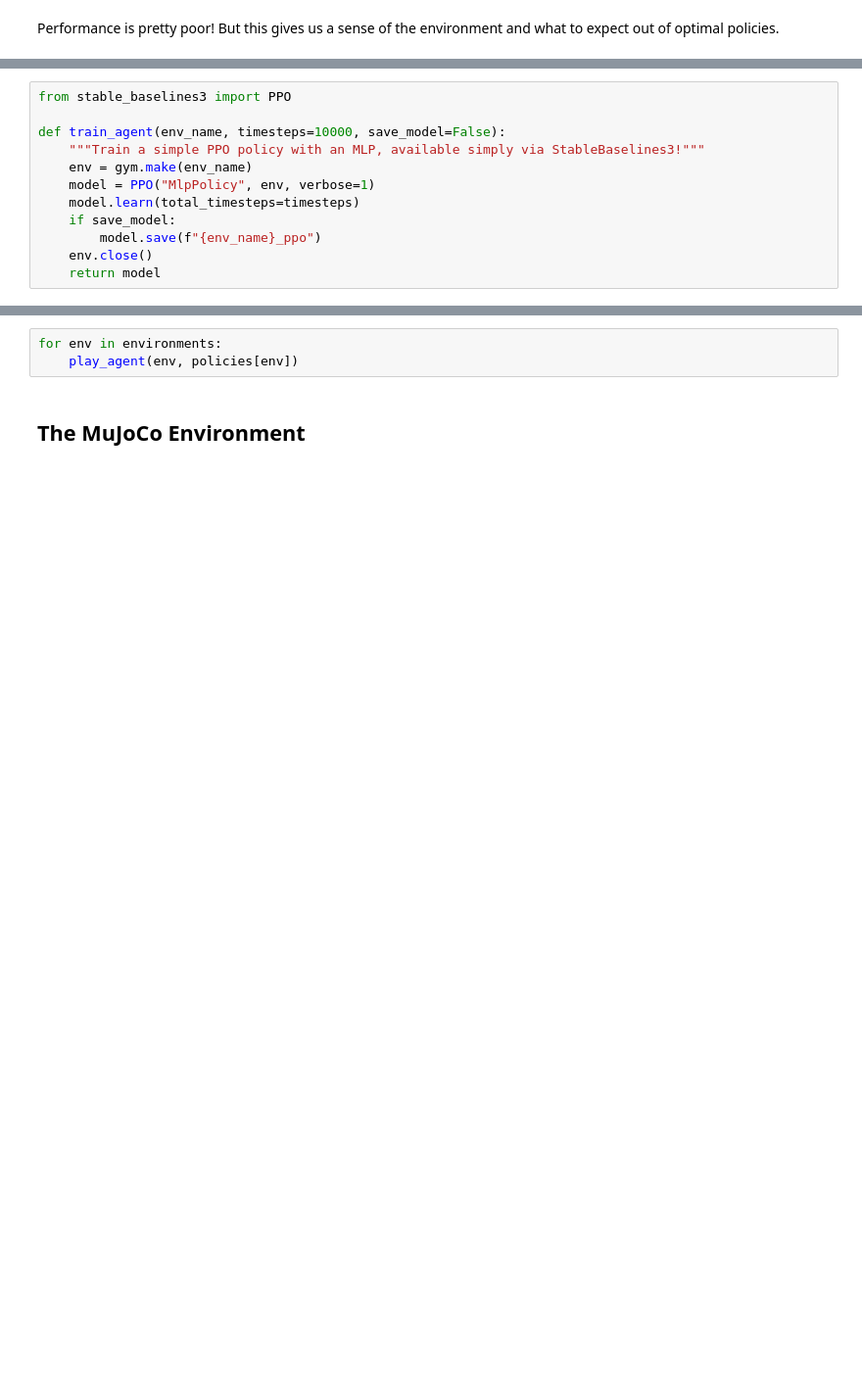
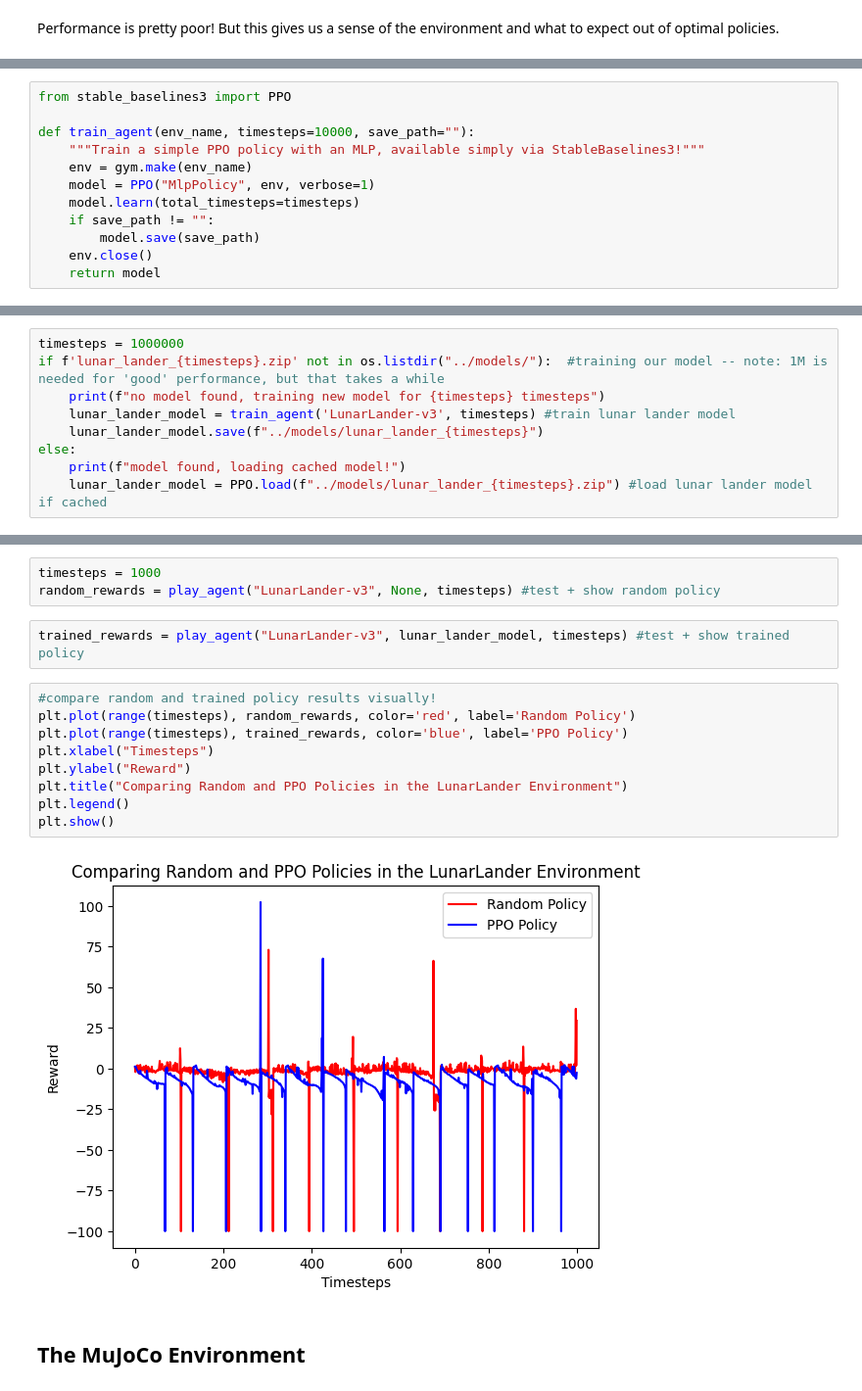
Before and after one commit to SeanSteinle/cs757-final-project, a Jupyter notebook: notebooks/gymnasium_basics.ipynb, the cells around one changed output, grey strips where cells are left out. Shown: that part at 98% size. Drawn from its saved outputs; the diff is of its cells as text; blank space fills up the shorter version.

```diff
--- a/notebooks/gymnasium_basics.ipynb
+++ b/notebooks/gymnasium_basics.ipynb
@@ -49,12 +60,12 @@ Performance is pretty poor! But this gives us a sense of the environment and wha
 # %%
 from stable_baselines3 import PPO
 
-def train_agent(env_name, timesteps=10000, save_model=False):
+def train_agent(env_name, timesteps=10000, save_path=""):
     """Train a simple PPO policy with an MLP, available simply via StableBaselines3!"""
     env = gym.make(env_name)
     model = PPO("MlpPolicy", env, verbose=1)
     model.learn(total_timesteps=timesteps)
-    if save_model:
-        model.save(f"{env_name}_ppo")
+    if save_path != "":
+        model.save(save_path)
     env.close()
     return model
@@ -65,0 +72,9 @@ for env_name in environments:
+# %%
+timesteps = 1000000
+if f'lunar_lander_{timesteps}.zip' not in os.listdir("../models/"):  #training our model -- note: 1M is needed for 'good' performance, but that takes a while
+    print(f"no model found, training new model for {timesteps} timesteps")
+    lunar_lander_model = train_agent('LunarLander-v3', timesteps) #train lunar lander model
+    lunar_lander_model.save(f"../models/lunar_lander_{timesteps}")
+else:
+    print(f"model found, loading cached model!")
+    lunar_lander_model = PPO.load(f"../models/lunar_lander_{timesteps}.zip") #load lunar lander model if cached
@@ -66,5 +99,18 @@ for env_name in environments:
 # %%
-for env in environments:
-    play_agent(env, policies[env])
+timesteps = 1000
+random_rewards = play_agent("LunarLander-v3", None, timesteps) #test + show random policy
+# %%
+trained_rewards = play_agent("LunarLander-v3", lunar_lander_model, timesteps) #test + show trained policy
+# %%
+#compare random and trained policy results visually!
+plt.plot(range(timesteps), random_rewards, color='red', label='Random Policy')
+plt.plot(range(timesteps), trained_rewards, color='blue', label='PPO Policy')
+plt.xlabel("Timesteps")
+plt.ylabel("Reward")
+plt.title("Comparing Random and PPO Policies in the LunarLander Environment")
+plt.legend()
+plt.show()
+# %% [output]
+[figure, added]
 # %% [markdown]
 ## The MuJoCo Environment
```
Also changed, not shown: parts of 19 cells of this notebook, 1 other file.
